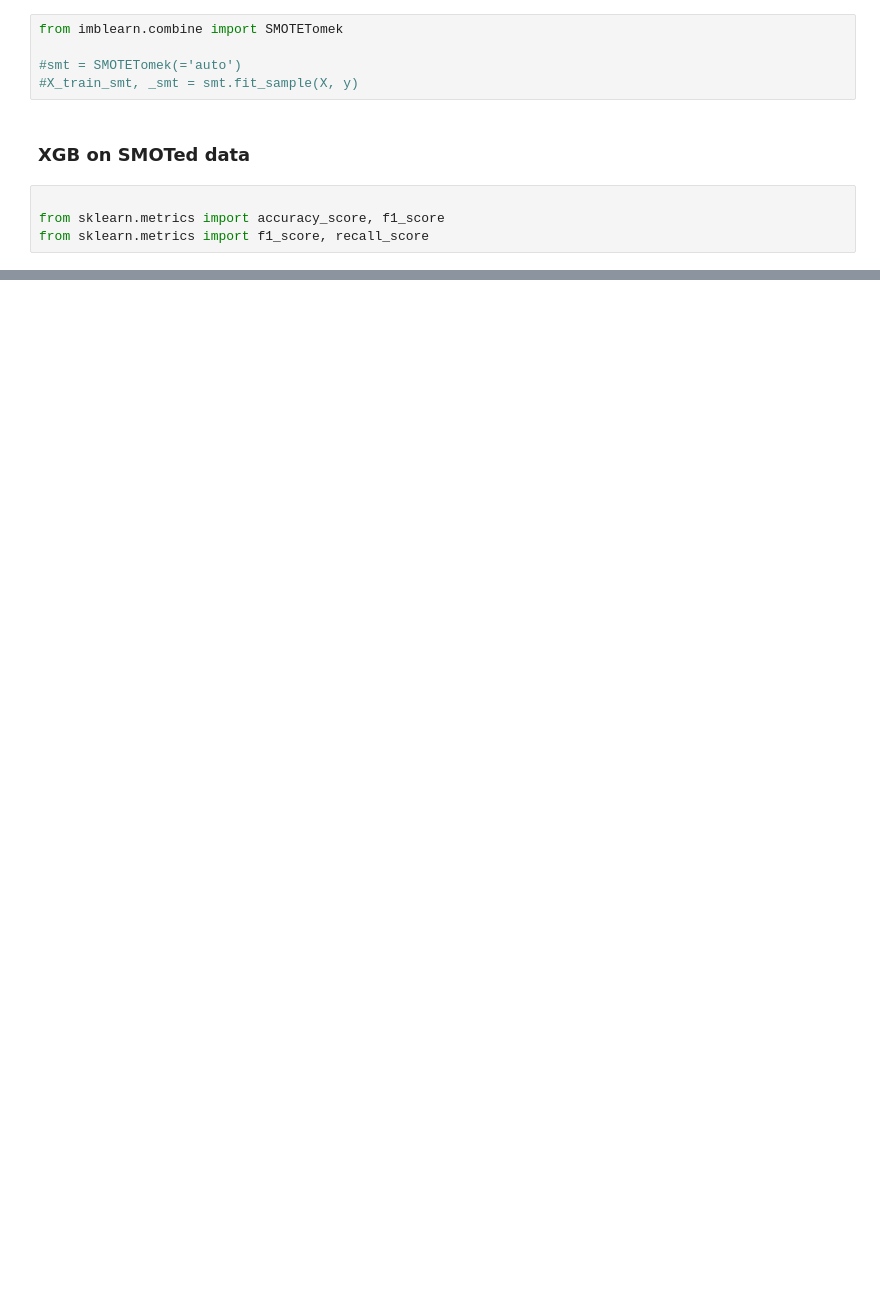
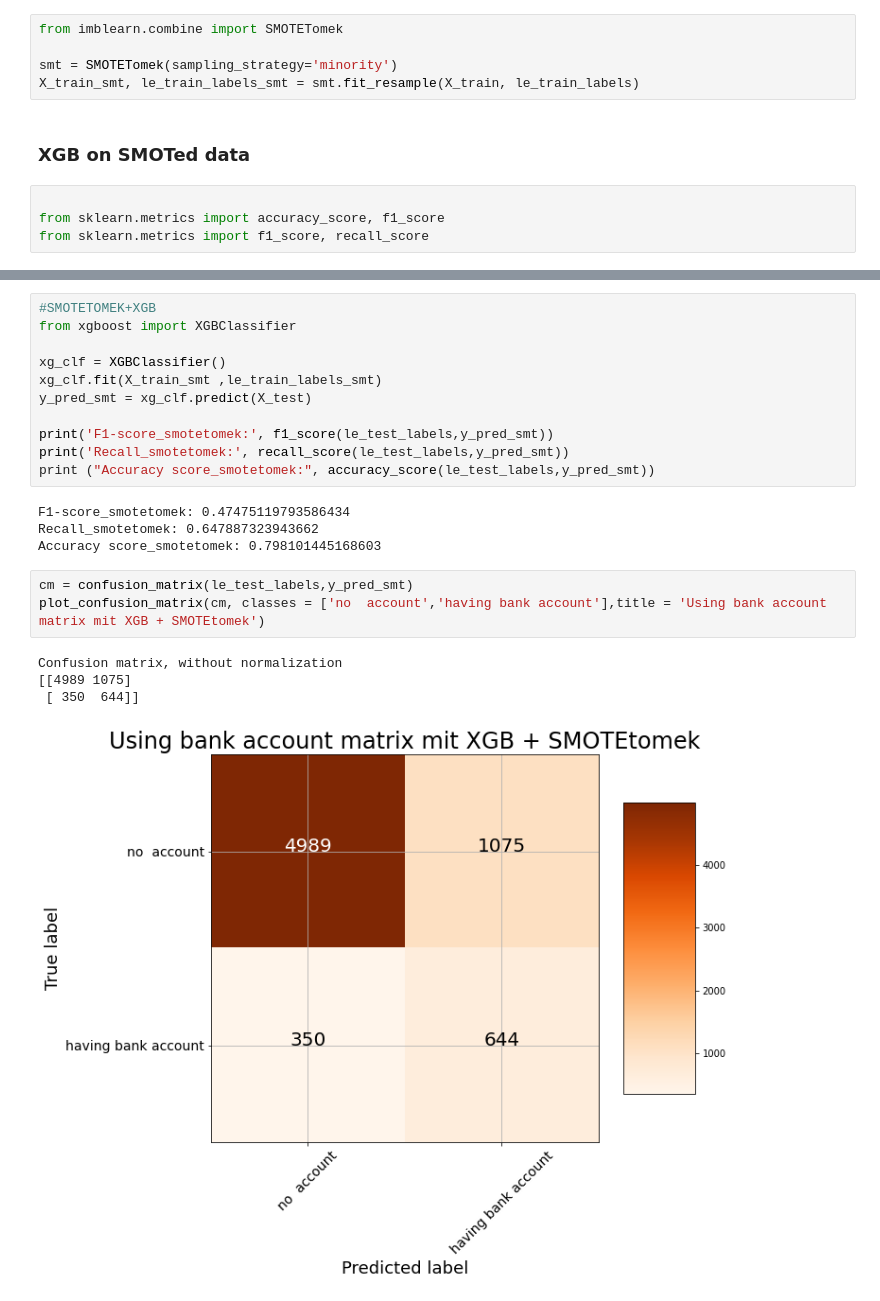
Before and after one commit to Leee-P/ML_project_2, a Jupyter notebook: lena_proj_2.ipynb, the cells around one changed output, grey strips where cells are left out. Drawn from its saved outputs; the diff is of its cells as text; blank space fills up the shorter version.

```diff
--- a/lena_proj_2.ipynb
+++ b/lena_proj_2.ipynb
@@ -773,8 +777,8 @@ X_train_smote, le_train_labels_smote = smote.fit_resample(X_train, le_train_labe
 # %%
 from imblearn.combine import SMOTETomek
 
-#smt = SMOTETomek(='auto')
-#X_train_smt, _smt = smt.fit_sample(X, y)
+smt = SMOTETomek(sampling_strategy='minority')
+X_train_smt, le_train_labels_smt = smt.fit_resample(X_train, le_train_labels)
 # %% [markdown]
 ### XGB on SMOTed data
 # %%
@@ -801,0 +813,23 @@ Recall_smote: 0.6468812877263581
+# %%
+#SMOTETOMEK+XGB
+from xgboost import XGBClassifier
+
+xg_clf = XGBClassifier()
+xg_clf.fit(X_train_smt ,le_train_labels_smt)
+y_pred_smt = xg_clf.predict(X_test)
+
+print('F1-score_smotetomek:', f1_score(le_test_labels,y_pred_smt))
+print('Recall_smotetomek:', recall_score(le_test_labels,y_pred_smt))
+print ("Accuracy score_smotetomek:", accuracy_score(le_test_labels,y_pred_smt))
+# %% [output]
+F1-score_smotetomek: 0.47475119793586434
+Recall_smotetomek: 0.647887323943662
+Accuracy score_smotetomek: 0.798101445168603
+# %%
+cm = confusion_matrix(le_test_labels,y_pred_smt)
+plot_confusion_matrix(cm, classes = ['no  account','having bank account'],title = 'Using bank account matrix mit XGB + SMOTEtomek')
+# %% [output]
+Confusion matrix, without normalization
+[[4989 1075]
+ [ 350  644]]
+[figure, added]
```
Also changed, not shown: parts of 5 cells of this notebook.
